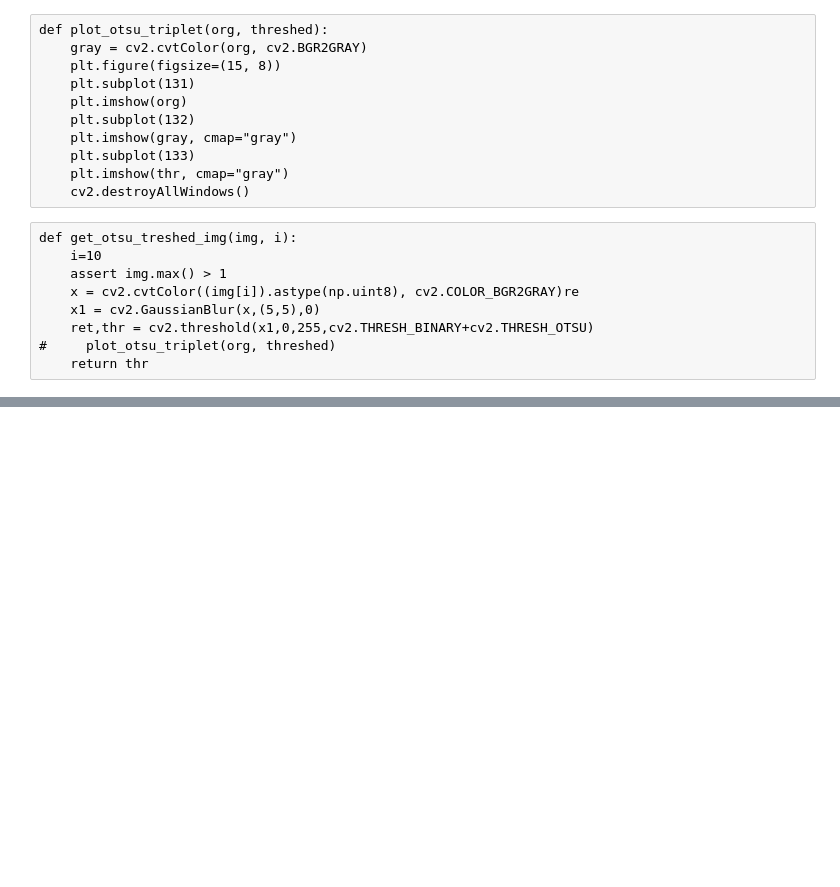
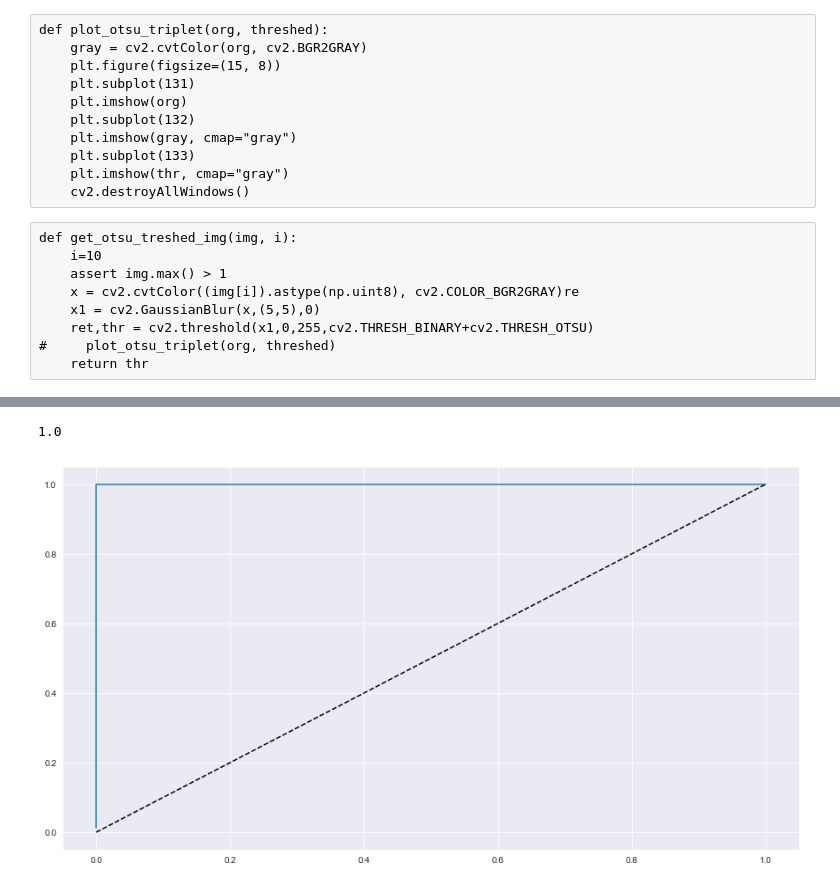
Before and after one commit to leetwito/PathoBarIlan, a Jupyter notebook: prepare_data(sandbox).ipynb, the cells around one changed output, grey strips where cells are left out. Drawn from its saved outputs; the diff is of its cells as text; code cells hidden in the pictures; blank space fills up the shorter version.

```diff
--- a/prepare_data(sandbox).ipynb
+++ b/prepare_data(sandbox).ipynb
@@ -462,0 +499,9 @@ y_test.sum()
+# %%
+def plot_roc_curve(y_true, y_scores, figsize=(15, 8)):
+    fpr, tpr, threshold = roc_curve(y_true, y_scores)
+    plt.figure(figsize=figsize)
+    plt.plot(fpr, tpr)
+    plt.plot([0, 1], [0, 1], "k--")
+    plt.axes()
+
+    return fpr, tpr, threshold
@@ -462,0 +517,10 @@ y_test.sum()
+# %%
+mobilenet_model.load_weights("my_models/model_spec_weights_epoch36-val_loss0.006-train_loss0.004.hdf5")
+# %%
+y_tests = []
+y_preds = []
+for i in range(len(df_test)//batch_size):
+    x, y = next(test_generator)
+    print(mobilenet_model.evaluate(x, y))
+    y_tests.append(y.argmax(axis=1))
+    y_preds.append(mobilenet_model.predict(x)[:,1])
@@ -462,0 +545,12 @@ y_test.sum()
+# %%
+y_test = np.stack(y_tests)
+y_pred = np.stack(y_preds)
+
+y_test = y_test.reshape((-1, 1))
+y_pred = y_pred.reshape((-1, 1))
+# %%
+print(roc_auc_score(y_test, y_pred))
+fpr, tpr, threshold = plot_roc_curve(y_test, y_pred, figsize=(15, 8))
+# %% [output]
+1.0
+[figure, added]
```
Also changed, not shown: parts of 18 cells of this notebook.
